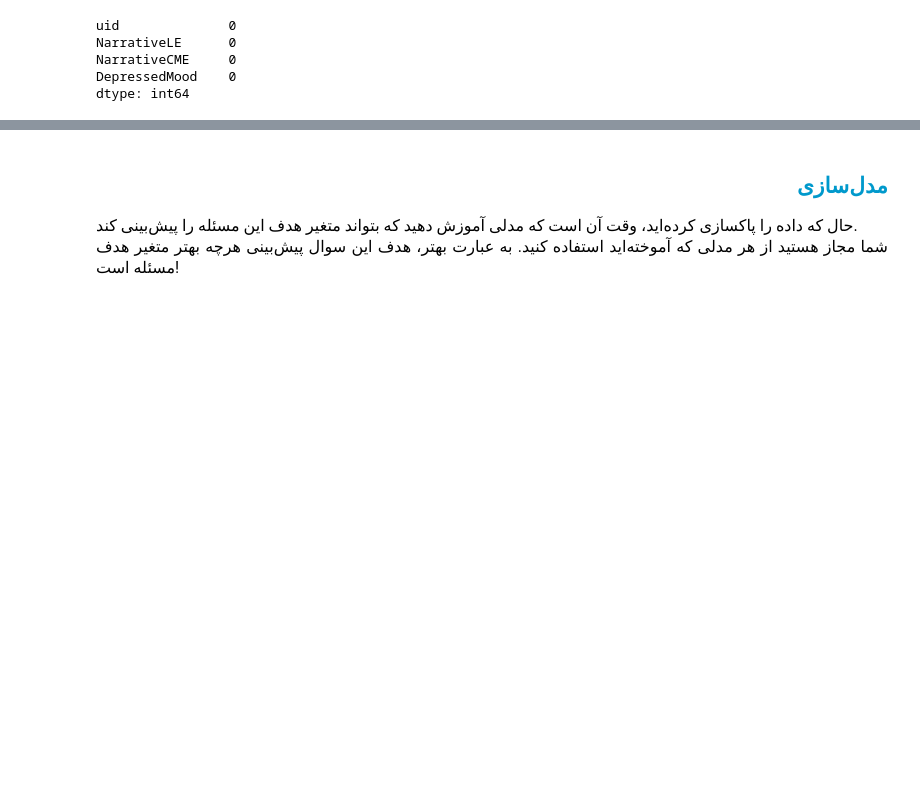
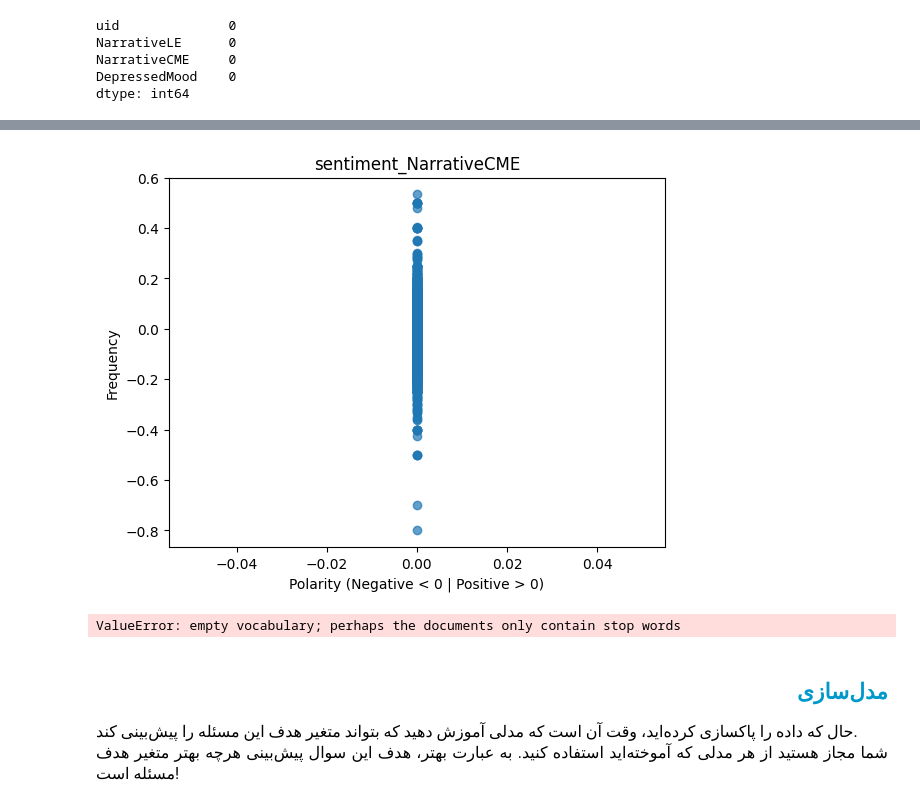
Before and after one commit to aliowx/sucide_analysis, a Jupyter notebook: notebook/Suicide.ipynb, the cells around one changed output, grey strips where cells are left out. Drawn from its saved outputs; the diff is of its cells as text; code cells hidden in the pictures; blank space fills up the shorter version.

```diff
--- a/notebook/Suicide.ipynb
+++ b/notebook/Suicide.ipynb
@@ -178,0 +243,4 @@ def clean_txt(
+# %%
+train_data['clean_NarrativeCME'] = train_data['NarrativeCME'].apply(clean_and_tokenize)
+# %%
+train_data['clean_NarrativeLE'] = train_data['NarrativeLE'].apply(clean_and_tokenize)
@@ -178,0 +320,10 @@ def clean_txt(
+# %%
+def get_sentiment(
+	text: str
+)-> str:
+    if isinstance(text, list):
+        text = ''.join(text)
+    return TextBlob(text).sentiment.polarity
+
+train_data['sentiment_NarrativeLE'] = train_data['clean_NarrativeLE'].apply(get_sentiment)
+train_data['sentiment_NarrativeCME'] = train_data['clean_NarrativeCME'].apply(get_sentiment)
@@ -179,3 +349,27 @@ def clean_txt(
+# %%
+plt.scatter(train_data['sentiment_NarrativeCME'], train_data['sentiment_NarrativeLE'], alpha=0.7, cmap=cm.Paired)
+plt.title('sentiment_NarrativeCME')
+plt.xlabel("Polarity (Negative < 0 | Positive > 0)")
+plt.ylabel("Frequency")
+plt.show()
+# %% [output]
+[figure, added]
+# %%
+from sklearn.feature_extraction.text import CountVectorizer
+from sklearn.decomposition import LatentDirichletAllocation
+
+vectorizer = CountVectorizer(stop_words='english')
+
+train_data['sentiment_NarrativeLE'] = train_data['sentiment_NarrativeLE'].fillna("").astype(str)
+train_data['sentiment_NarrativeCME'] = train_data['sentiment_NarrativeCME'].fillna("").astype(str)
+x_vectorized = vectorizer.fit_transform(train_data['sentiment_NarrativeLE'])
+y_vectorized = vectorizer.fit_transform(train_data['sentiment_NarrativeCME'])
+
+
+lad = LatentDirichletAllocation(n_components=5, random_state=42)
+lad.fit(x_vectorized, y_vectorized)
+# %% [output]
+ValueError: empty vocabulary; perhaps the documents only contain stop words
 # %% [markdown]
 <h2 align=right style="line-height:200%;font-family:vazir;color:#0099cc">
 <font face="vazir" color="#0099cc">
```
Also changed, not shown: parts of 14 cells of this notebook, 2 other files.
